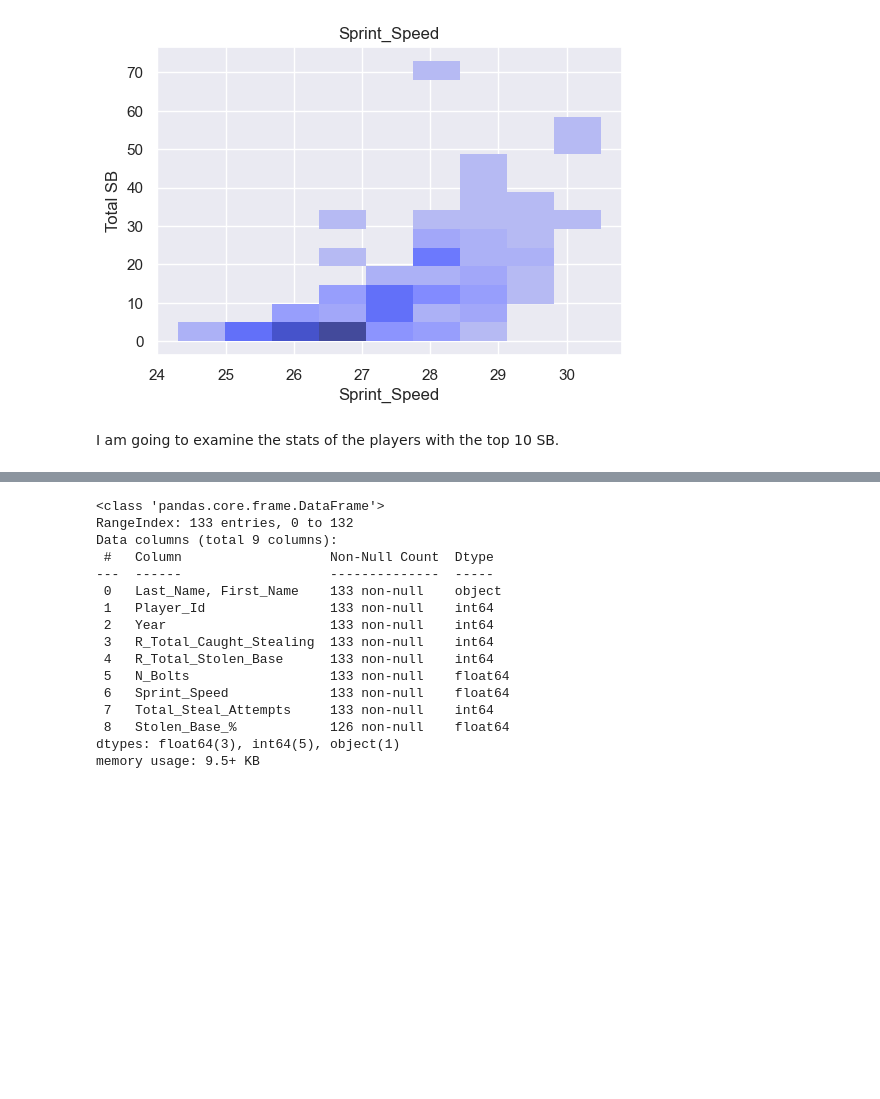
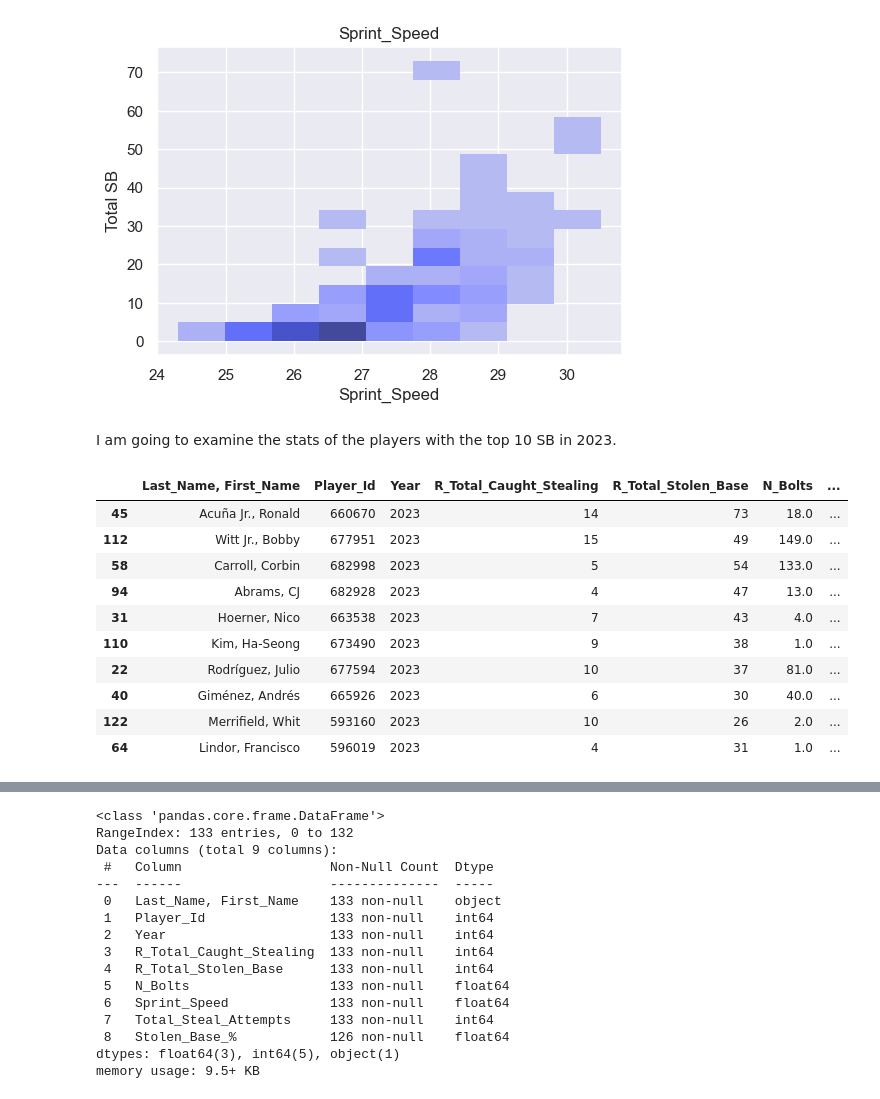
Before and after one commit to scarlettvalentin/mlb_stolen_bases, a Jupyter notebook: notebook.ipynb, the cells around one changed output, grey strips where cells are left out. Saved outputs shown, nothing was run; the diff lists cells and outputs as text; code cells hidden in the pictures; blank space fills up the shorter version.

Commit message:
markup for top_10_players in notebook

```diff
--- a/notebook.ipynb
+++ b/notebook.ipynb
@@ -344,5 +344,5 @@ ax.set_title('Sprint_Speed');
 # %% [output]
 [figure]
 # %% [markdown]
-I am going to examine the stats of the players with the top 10 SB.
+I am going to examine the stats of the players with the top 10 SB in 2023.
 # %%
@@ -349,0 +351,15 @@ top_10_players = df_2023.sort_values('R_Total_Stolen_Base', ascending=False).ilo
+# %%
+top_attempts = df_2023.sort_values('Total_Steal_Attempts', ascending=False).iloc[:10]
+top_attempts
+# %% [output]
+|  | Last_Name, First_Name | Player_Id | Year | R_Total_Caught_Stealing | R_Total_Stolen_Base | N_Bolts | ... |
+| 45 | Acuña Jr., Ronald | 660670 | 2023 | 14 | 73 | 18.0 | ... |
+| 112 | Witt Jr., Bobby | 677951 | 2023 | 15 | 49 | 149.0 | ... |
+| 58 | Carroll, Corbin | 682998 | 2023 | 5 | 54 | 133.0 | ... |
+| 94 | Abrams, CJ | 682928 | 2023 | 4 | 47 | 13.0 | ... |
+| 31 | Hoerner, Nico | 663538 | 2023 | 7 | 43 | 4.0 | ... |
+| 110 | Kim, Ha-Seong | 673490 | 2023 | 9 | 38 | 1.0 | ... |
+| 22 | Rodríguez, Julio | 677594 | 2023 | 10 | 37 | 81.0 | ... |
+| 40 | Giménez, Andrés | 665926 | 2023 | 6 | 30 | 40.0 | ... |
+| 122 | Merrifield, Whit | 593160 | 2023 | 10 | 26 | 2.0 | ... |
+| 64 | Lindor, Francisco | 596019 | 2023 | 4 | 31 | 1.0 | ... |
```
Also changed, not shown: parts of 7 cells of this notebook.
